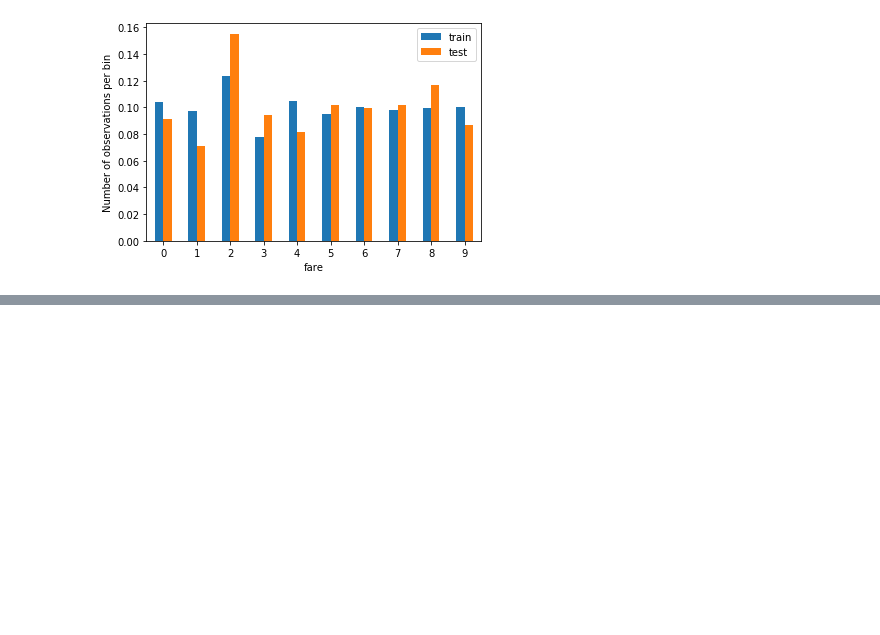
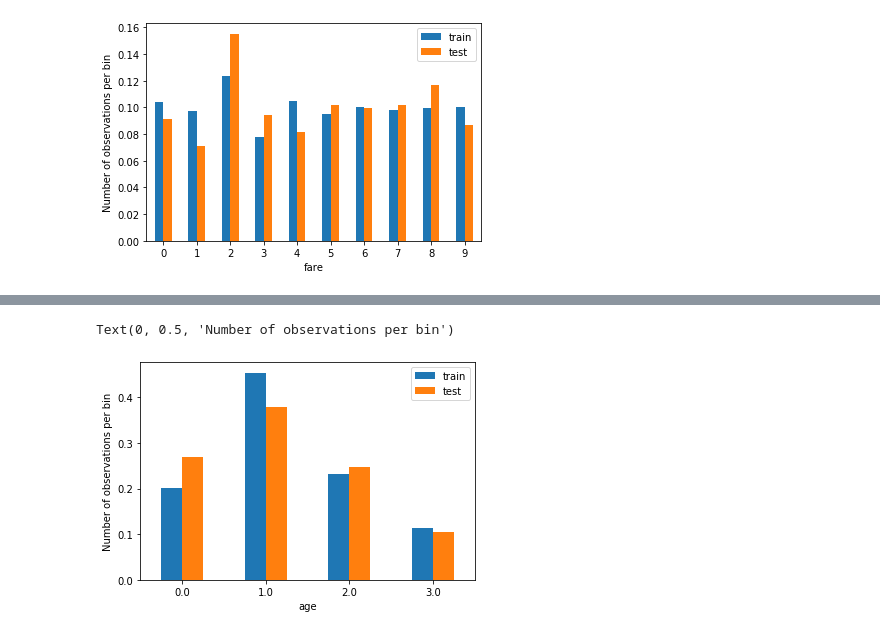
Before and after one commit to KarthikKothareddy/FeatureEngineering, a Jupyter notebook: discretization.ipynb, the cells around one changed output, grey strips where cells are left out. Saved outputs shown, nothing was run; the diff lists cells and outputs as text; code cells hidden in the pictures; blank space fills up the shorter version.

Commit message:
kmeans dics with sklearn

```diff
--- a/discretization.ipynb
+++ b/discretization.ipynb
@@ -229,0 +250,8 @@ Text(0, 0.5, 'Number of observations per bin')
+# %%
+# replace NA in both train and test sets
+
+x_train['age'] = impute_na(data, 'age')
+x_test['age'] = impute_na(data, 'age')
+
+x_train['fare'] = impute_na(data, 'fare')
+x_test['fare'] = impute_na(data, 'fare')
@@ -229,0 +263,3 @@ Text(0, 0.5, 'Number of observations per bin')
+# %%
+discretiser = KBinsDiscretizer(n_bins=4, encode="ordinal", strategy="kmeans")
+discretiser.fit(x_train.loc[:, ["age", "fare"]])
@@ -229,0 +274,6 @@ Text(0, 0.5, 'Number of observations per bin')
+# %%
+train_t = discretiser.transform(x_train[['age', 'fare']])
+
+train_t = pd.DataFrame(train_t, columns = ['age', 'fare'])
+
+train_t.head()
@@ -229,0 +287,4 @@ Text(0, 0.5, 'Number of observations per bin')
+# %%
+test_t = discretiser.transform(x_test[['age', 'fare']])
+test_t = pd.DataFrame(test_t, columns = ['age', 'fare'])
+test_t.head()
@@ -229,0 +298,12 @@ Text(0, 0.5, 'Number of observations per bin')
+# %%
+t1 = train_t.groupby(['age'])['age'].count() / len(train_t)
+t2 = test_t.groupby(['age'])['age'].count() / len(test_t)
+
+tmp = pd.concat([t1, t2], axis=1)
+tmp.columns = ['train', 'test']
+tmp.plot.bar()
+plt.xticks(rotation=0)
+plt.ylabel('Number of observations per bin')
+# %% [output]
+Text(0, 0.5, 'Number of observations per bin')
+[figure, added]
```
Also changed, not shown: parts of 7 cells of this notebook.
